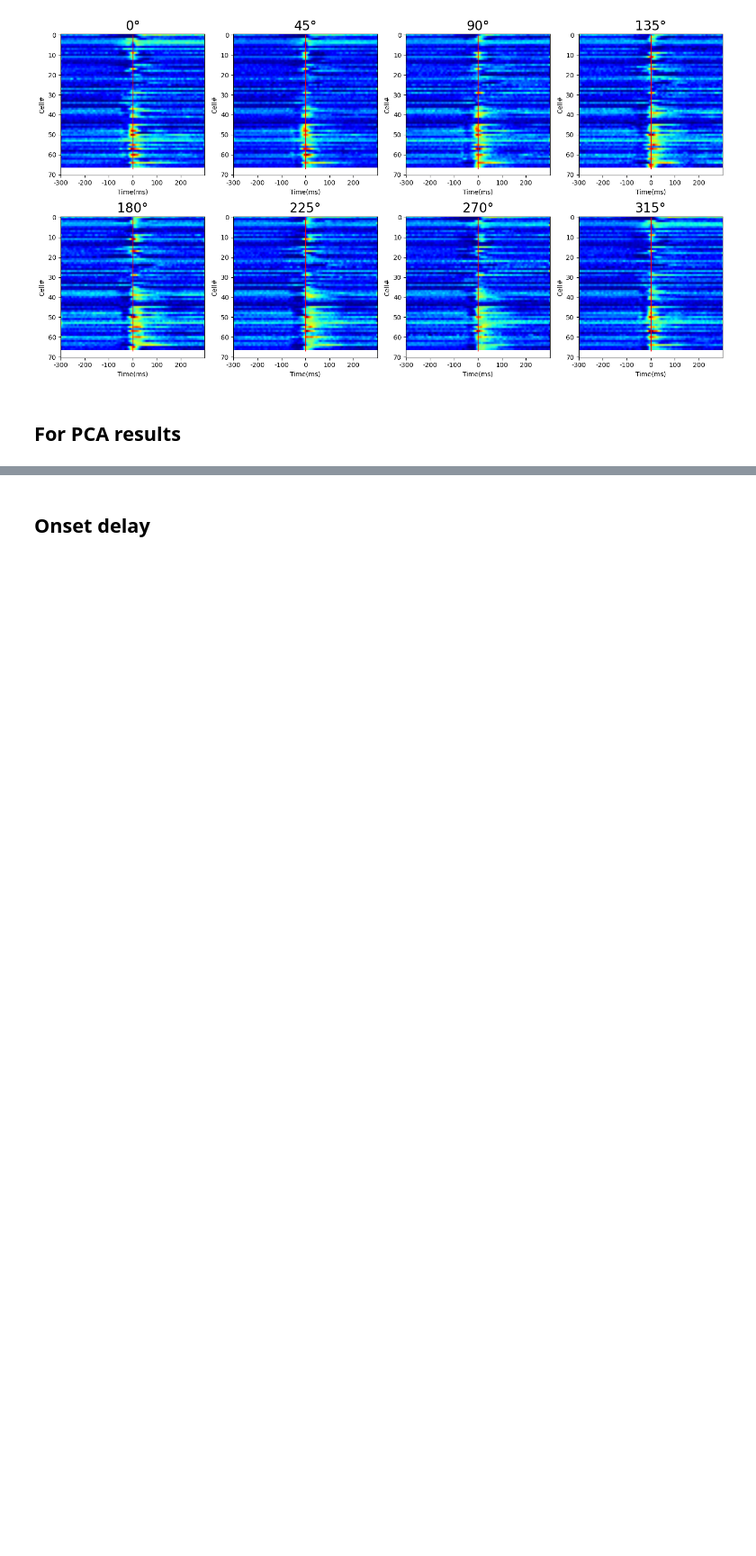
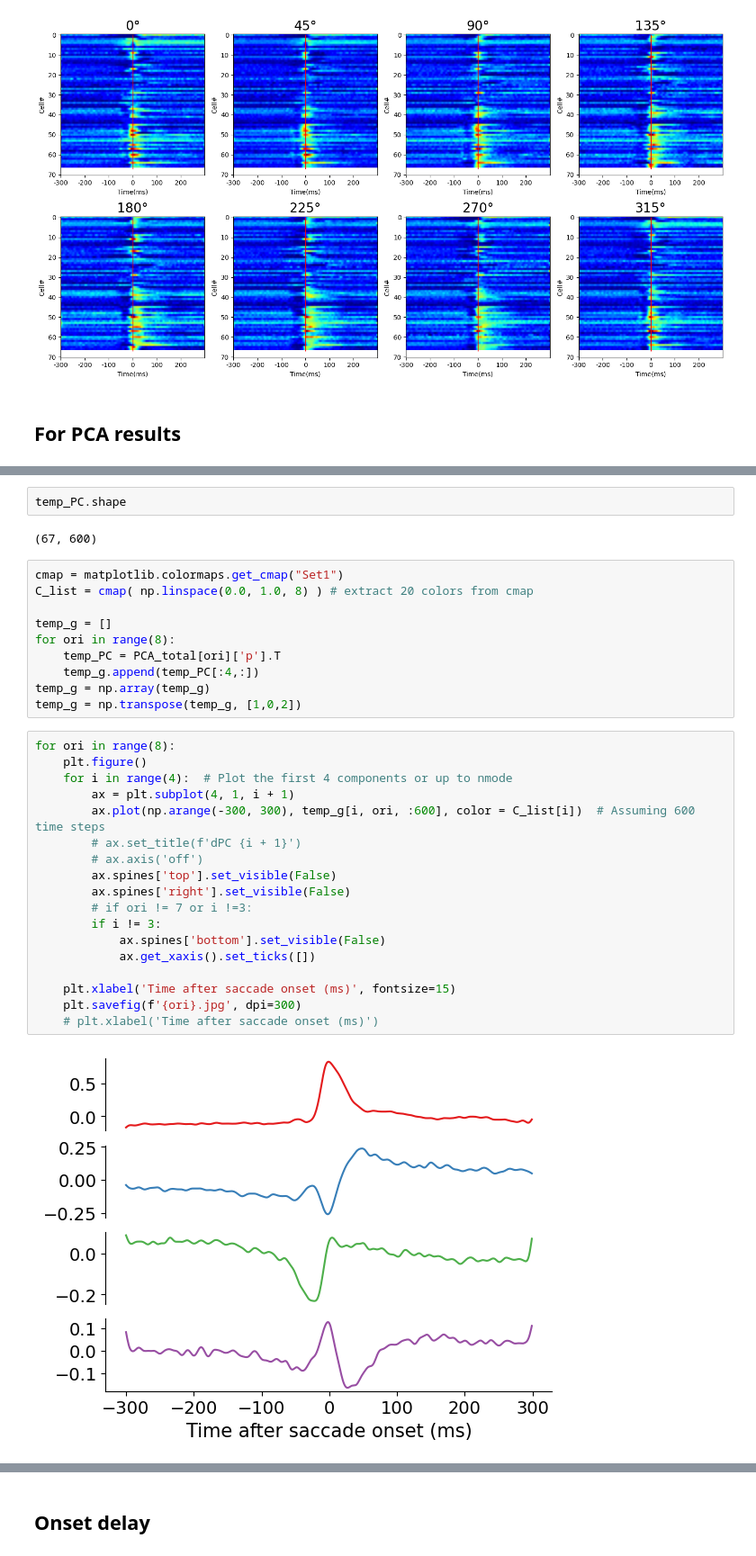
Before and after one commit to NeuroAI-IBS/fn_data_saccade, a Jupyter notebook: Data sorting/python_code/final_figures.ipynb, the cells around one changed output, grey strips where cells are left out. Shown at 90% size. Saved outputs shown, nothing was run; the diff lists cells and outputs as text; blank space fills up the shorter version.

```diff
--- a/Data sorting/python_code/final_figures.ipynb
+++ b/Data sorting/python_code/final_figures.ipynb
@@ -187,0 +191,34 @@ plt.show()
+# %%
+temp_PC.shape
+# %% [output]
+(67, 600)
+# %%
+cmap = matplotlib.colormaps.get_cmap("Set1")
+C_list = cmap( np.linspace(0.0, 1.0, 8) ) # extract 20 colors from cmap
+
+temp_g = []
+for ori in range(8):
+    temp_PC = PCA_total[ori]['p'].T
+    temp_g.append(temp_PC[:4,:])
+temp_g = np.array(temp_g)
+temp_g = np.transpose(temp_g, [1,0,2])
+# %%
+for ori in range(8):
+    plt.figure()
+    for i in range(4):  # Plot the first 4 components or up to nmode
+        ax = plt.subplot(4, 1, i + 1)
+        ax.plot(np.arange(-300, 300), temp_g[i, ori, :600], color = C_list[i])  # Assuming 600 time steps
+        # ax.set_title(f'dPC {i + 1}')
+        # ax.axis('off')
+        ax.spines['top'].set_visible(False)
+        ax.spines['right'].set_visible(False)
+        # if ori != 7 or i !=3:
+        if i != 3:
+            ax.spines['bottom'].set_visible(False)
+            ax.get_xaxis().set_ticks([])
+
+    plt.xlabel('Time after saccade onset (ms)', fontsize=15)
+    plt.savefig(f'{ori}.jpg', dpi=300)
+    # plt.xlabel('Time after saccade onset (ms)')
+# %% [output]
+[figure, added]
```
Also changed, not shown: parts of 5 cells of this notebook.
